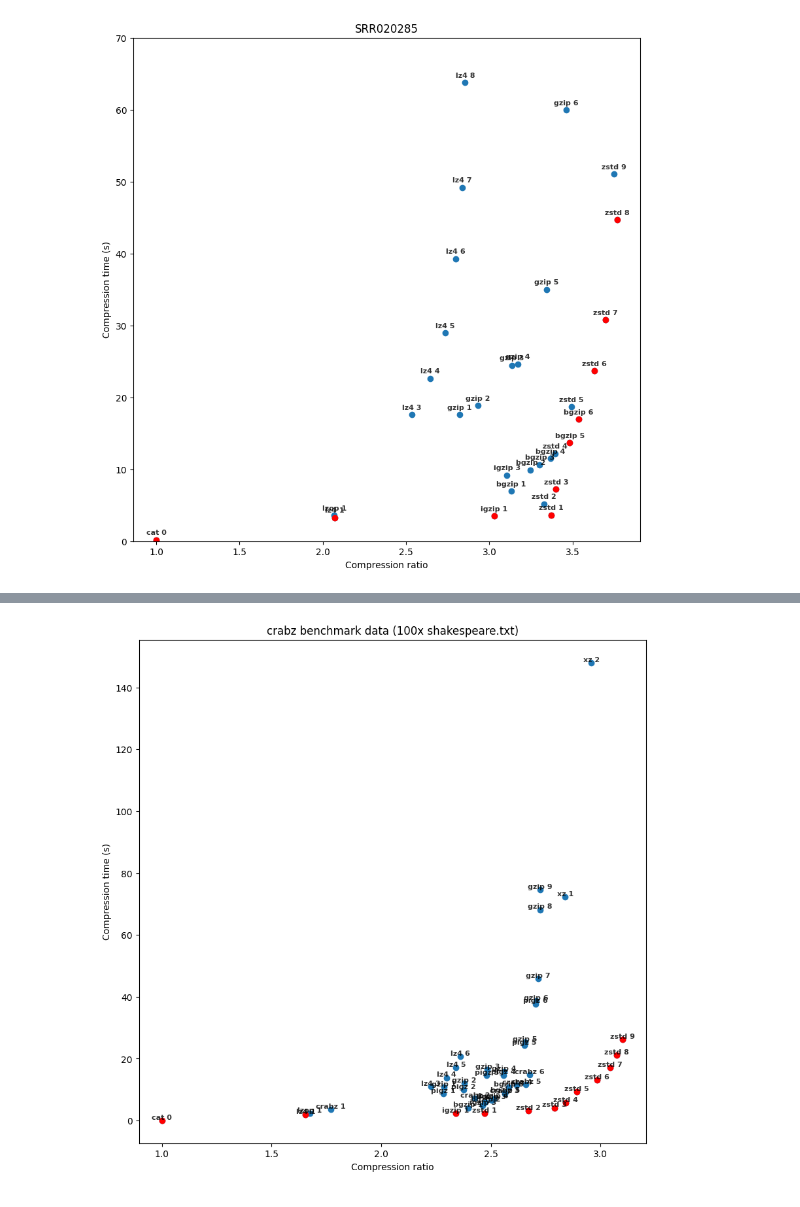
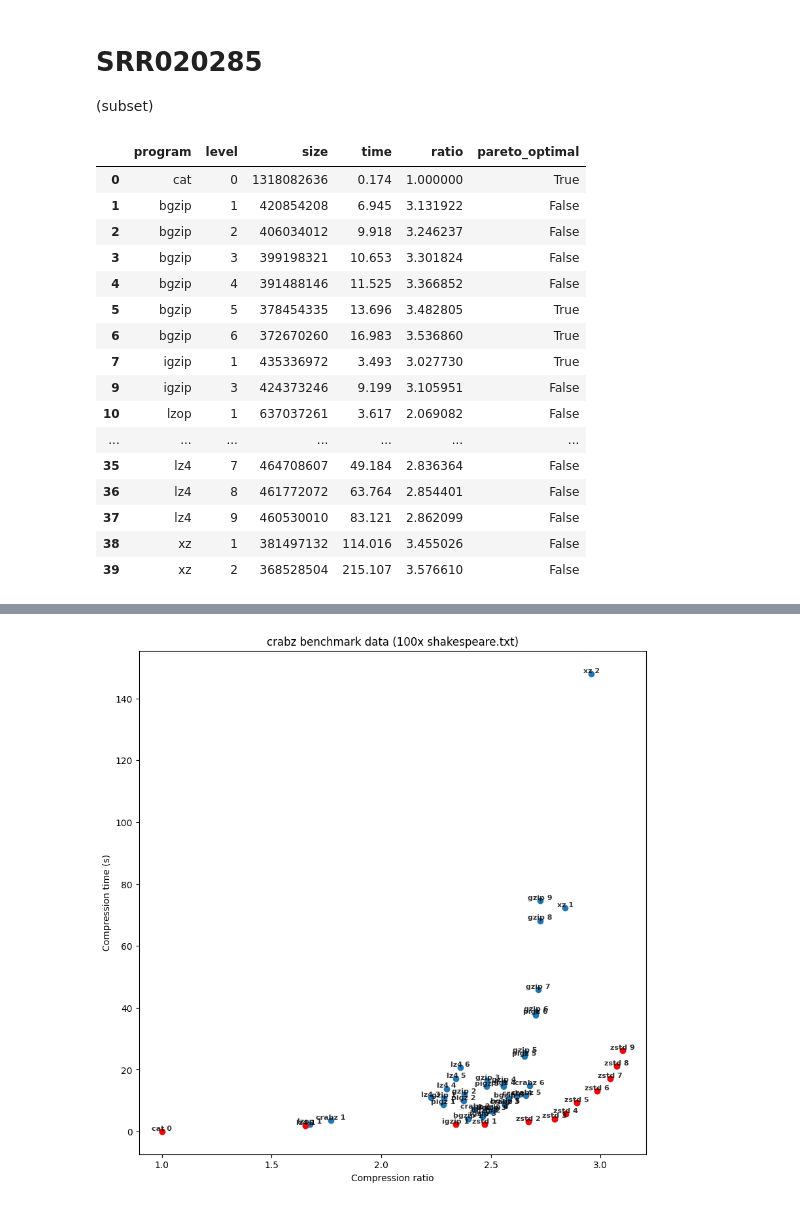
Before and after one commit to marcelm/compression, a Jupyter notebook: plotresults.ipynb, the cells around one changed output, grey strips where cells are left out. Cells and saved outputs as stored; diff of their text form; code cells hidden in the pictures.

```diff
--- a/plotresults.ipynb
+++ b/plotresults.ipynb
@@ -72,8 +77,28 @@ def plot_table2(df, outpath=None, ymax=None, title=None):
         text.set_alpha(0.8)
     if outpath:
         fig.savefig(outpath)
+# %% [markdown]
+# SRR020285
+
+(subset)
 # %%
-df = read_table("results.SRR020285.tab")
-plot_table2(df, ymax=70, title="SRR020285")
+df = read_table("results/SRR020285.tab")
+df
 # %% [output]
-[figure, removed]
+|  | program | level | size | time | ratio | pareto_optimal |
+| 0 | cat | 0 | 1318082636 | 0.174 | 1.000000 | True |
+| 1 | bgzip | 1 | 420854208 | 6.945 | 3.131922 | False |
+| 2 | bgzip | 2 | 406034012 | 9.918 | 3.246237 | False |
+| 3 | bgzip | 3 | 399198321 | 10.653 | 3.301824 | False |
+| 4 | bgzip | 4 | 391488146 | 11.525 | 3.366852 | False |
+| 5 | bgzip | 5 | 378454335 | 13.696 | 3.482805 | True |
+| 6 | bgzip | 6 | 372670260 | 16.983 | 3.536860 | True |
+| 7 | igzip | 1 | 435336972 | 3.493 | 3.027730 | True |
+| 9 | igzip | 3 | 424373246 | 9.199 | 3.105951 | False |
+| 10 | lzop | 1 | 637037261 | 3.617 | 2.069082 | False |
+| ... | ... | ... | ... | ... | ... | ... |
+| 35 | lz4 | 7 | 464708607 | 49.184 | 2.836364 | False |
+| 36 | lz4 | 8 | 461772072 | 63.764 | 2.854401 | False |
+| 37 | lz4 | 9 | 460530010 | 83.121 | 2.862099 | False |
+| 38 | xz | 1 | 381497132 | 114.016 | 3.455026 | False |
+| 39 | xz | 2 | 368528504 | 215.107 | 3.576610 | False |
```
Also changed, not shown: parts of 8 cells of this notebook, 1 other file.
